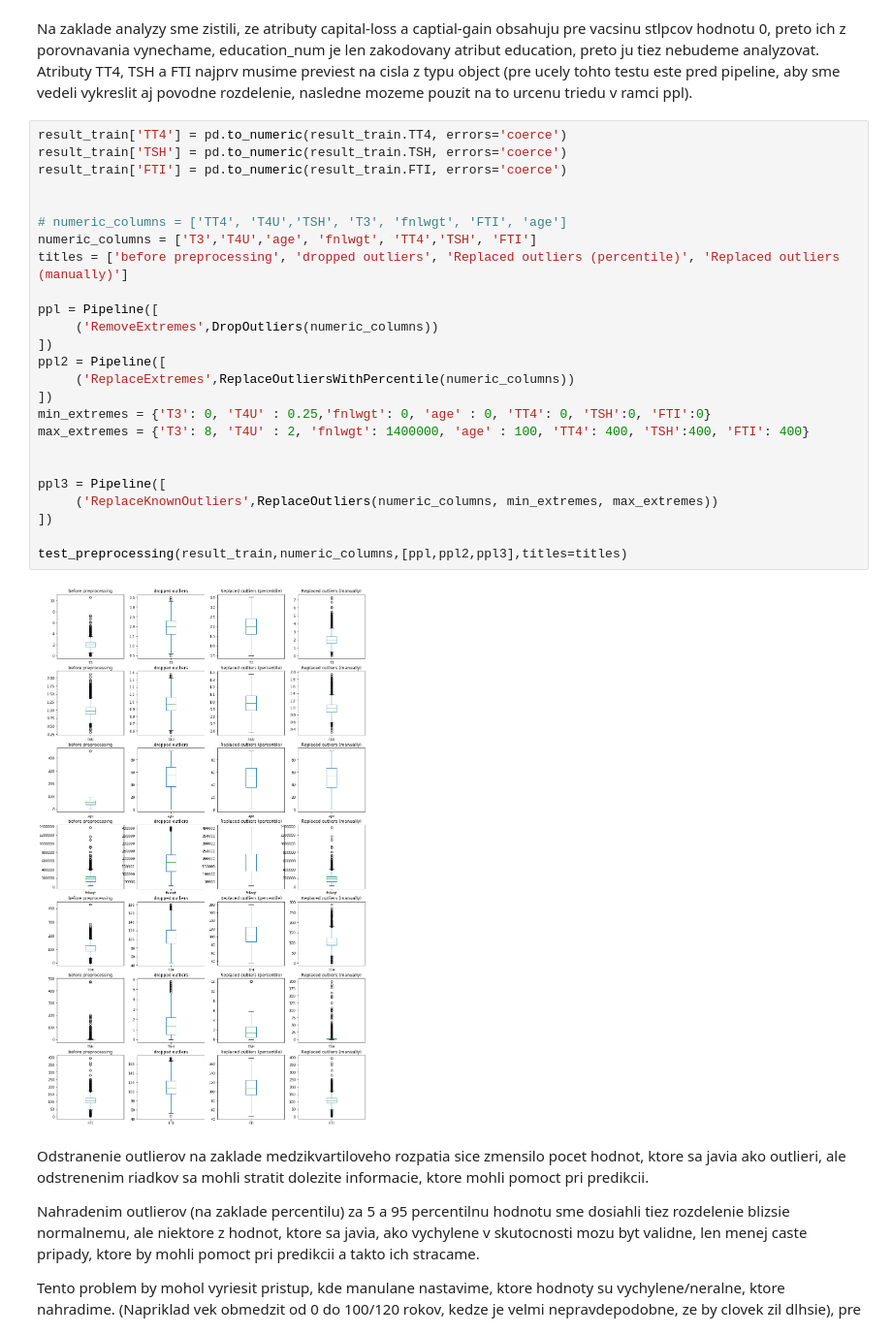
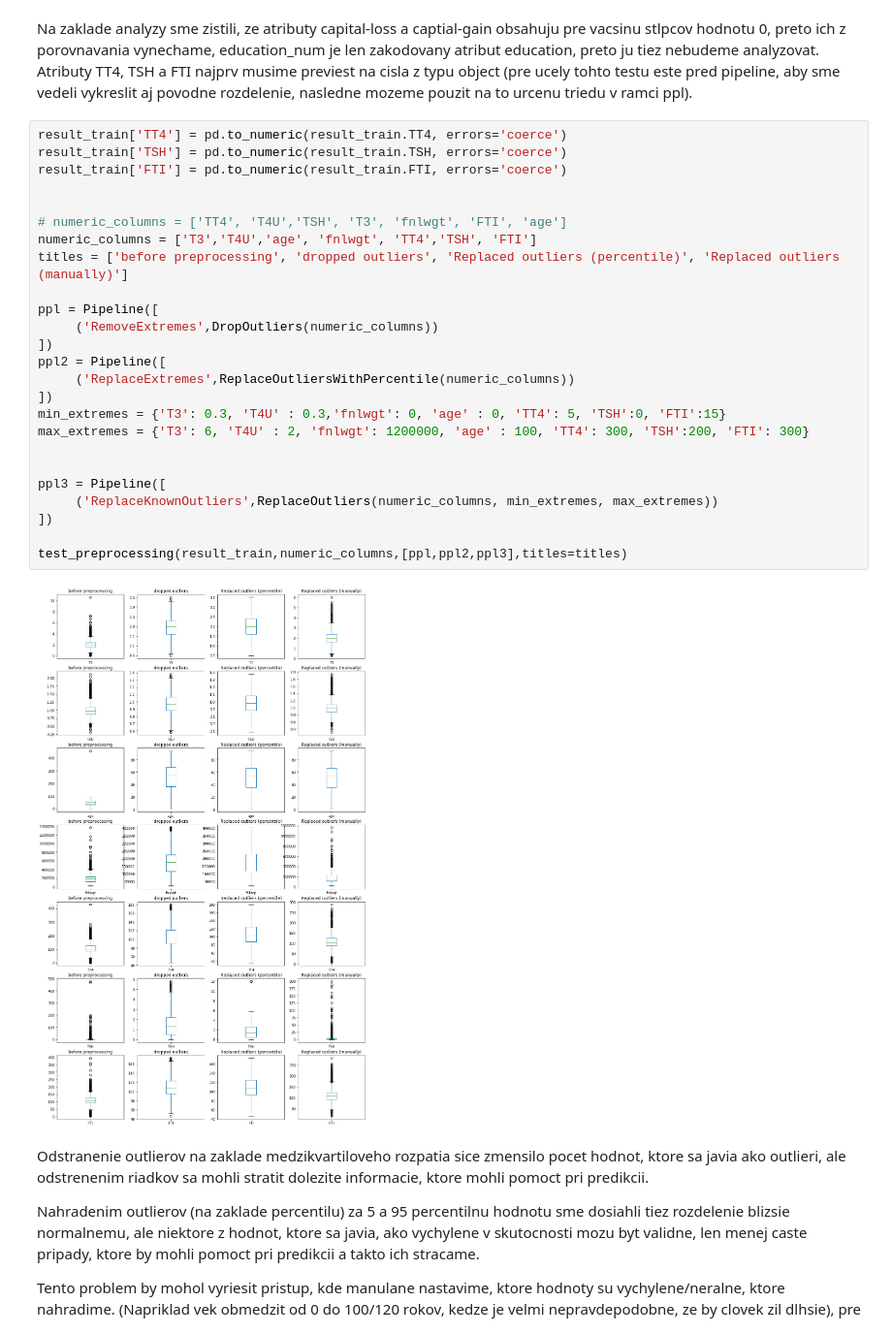
Before and after one commit to Pomichal/pr1_IAU, a Jupyter notebook: Preprocessing.ipynb, the cells around one changed output. Shown at 97% size. Cells and saved outputs as stored; diff of their text form.

```diff
--- a/Preprocessing.ipynb
+++ b/Preprocessing.ipynb
@@ -636,30 +639,30 @@ Na zaklade analyzy sme zistili, ze atributy capital-loss a captial-gain obsahuju
 # %%
 result_train['TT4'] = pd.to_numeric(result_train.TT4, errors='coerce')
 result_train['TSH'] = pd.to_numeric(result_train.TSH, errors='coerce')
 result_train['FTI'] = pd.to_numeric(result_train.FTI, errors='coerce')
 
 
 # numeric_columns = ['TT4', 'T4U','TSH', 'T3', 'fnlwgt', 'FTI', 'age']
 numeric_columns = ['T3','T4U','age', 'fnlwgt', 'TT4','TSH', 'FTI']
 titles = ['before preprocessing', 'dropped outliers', 'Replaced outliers (percentile)', 'Replaced outliers (manually)']
 
 ppl = Pipeline([
      ('RemoveExtremes',DropOutliers(numeric_columns))
 ])
 ppl2 = Pipeline([
      ('ReplaceExtremes',ReplaceOutliersWithPercentile(numeric_columns))
 ])
-min_extremes = {'T3': 0, 'T4U' : 0.25,'fnlwgt': 0, 'age' : 0, 'TT4': 0, 'TSH':0, 'FTI':0}
-max_extremes = {'T3': 8, 'T4U' : 2, 'fnlwgt': 1400000, 'age' : 100, 'TT4': 400, 'TSH':400, 'FTI': 400}
+min_extremes = {'T3': 0.3, 'T4U' : 0.3,'fnlwgt': 0, 'age' : 0, 'TT4': 5, 'TSH':0, 'FTI':15}
+max_extremes = {'T3': 6, 'T4U' : 2, 'fnlwgt': 1200000, 'age' : 100, 'TT4': 300, 'TSH':200, 'FTI': 300}
 
 
 ppl3 = Pipeline([
      ('ReplaceKnownOutliers',ReplaceOutliers(numeric_columns, min_extremes, max_extremes))
 ])
 
 test_preprocessing(result_train,numeric_columns,[ppl,ppl2,ppl3],titles=titles)
 # %% [output]
-[figure, old version]
+[figure, new version]
 # %% [markdown]
 Odstranenie outlierov na zaklade medzikvartiloveho rozpatia sice zmensilo pocet hodnot, ktore sa javia ako outlieri, ale odstrenenim riadkov sa mohli stratit dolezite informacie, ktore mohli pomoct pri predikcii.
 
```
Also changed, not shown: parts of 3 cells of this notebook.
